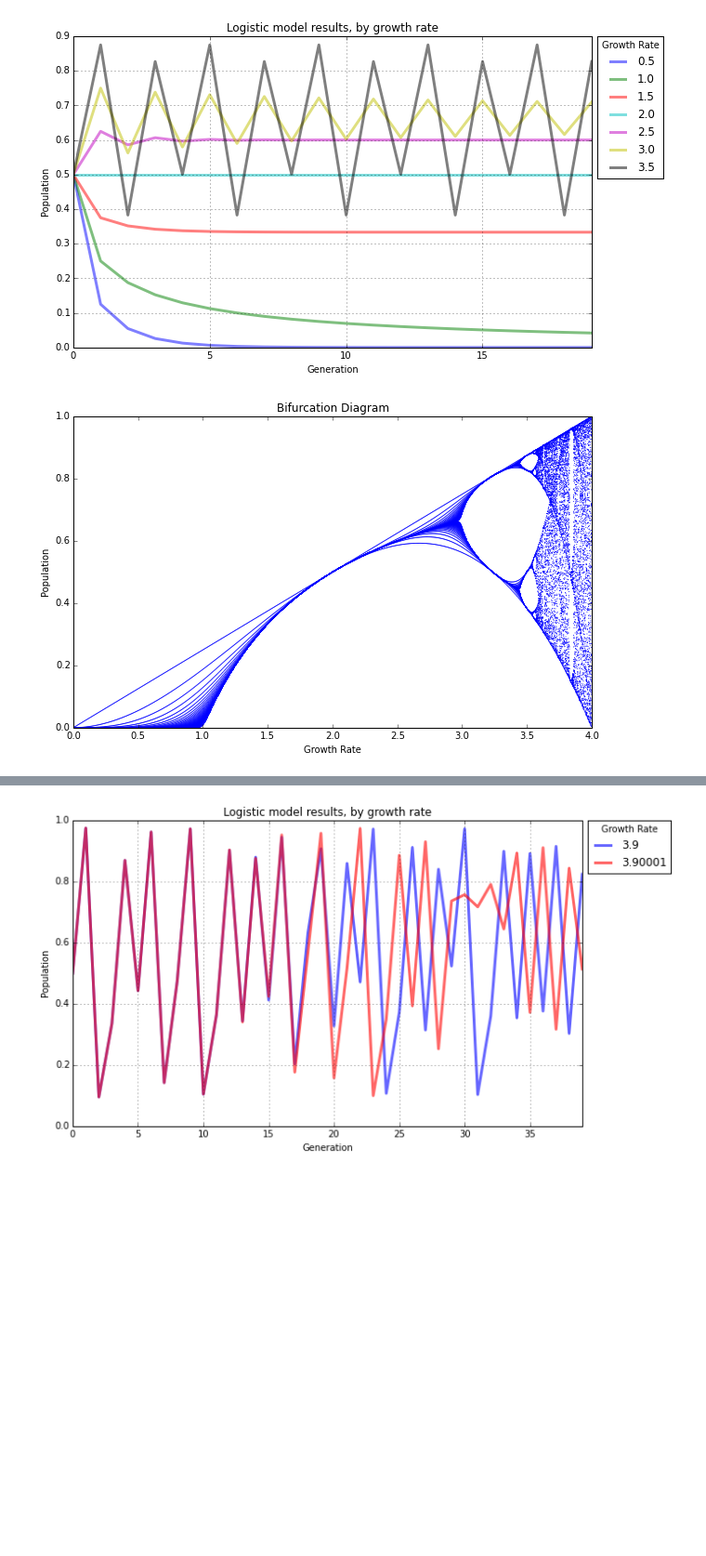
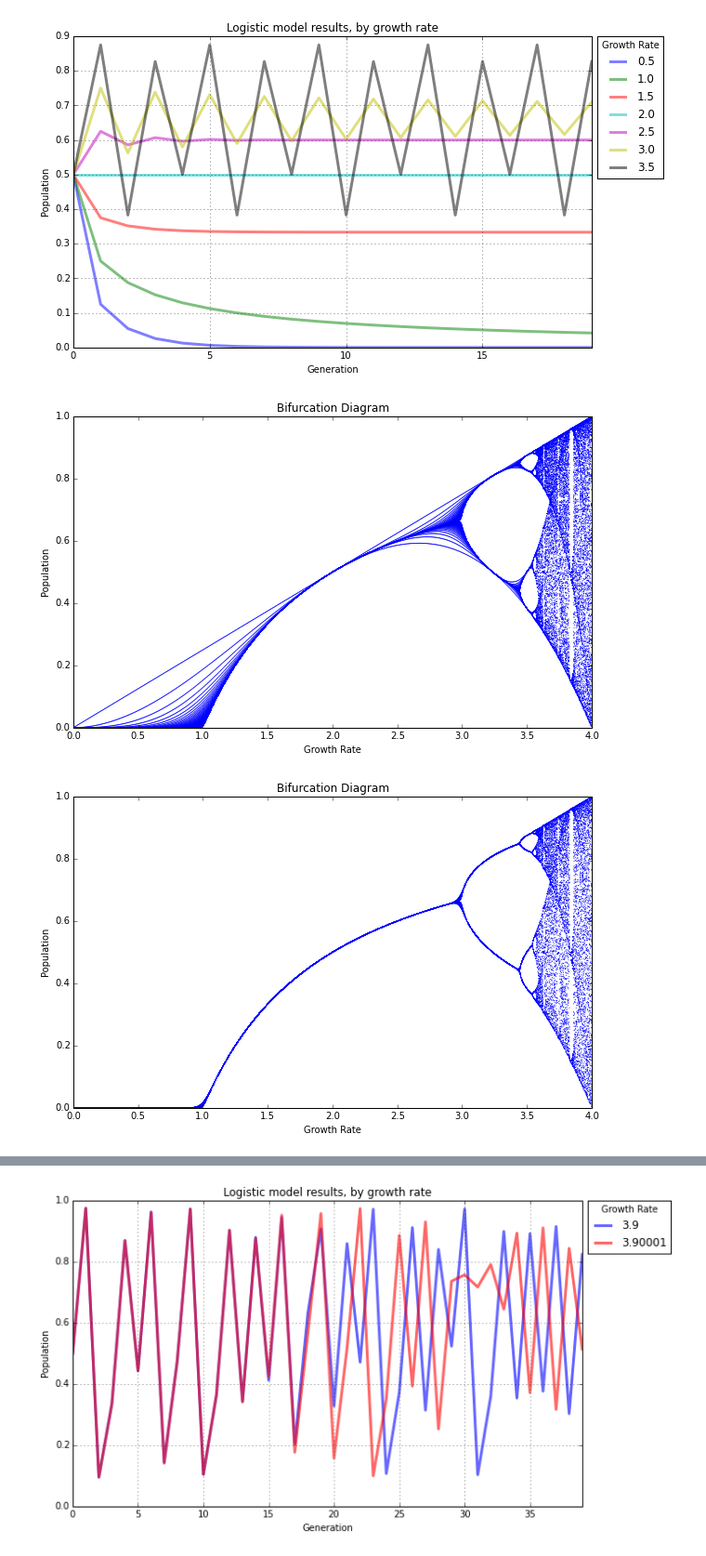
Before and after one commit to aitatanit/chaos-models, a Jupyter notebook: chaos-logistic-model.ipynb, the cells around one changed output, grey strips where cells are left out. Shown at 93% size. Cells and saved outputs as stored; diff of their text form; code cells hidden in the pictures; blank space fills up the shorter version.

```diff
--- a/chaos-logistic-model.ipynb
+++ b/chaos-logistic-model.ipynb
@@ -181,13 +195,19 @@ plt.show()
 # %% [output]
 [figure]
 # %%
-# run the model for 100 generations across 1000 growth rate steps from 0 to 4, and plot the bifurcation diagram
-generations = 100
+# run the model for 150 generations across 1000 growth rate steps from 0 to 4 then plot the bifurcation diagram
+generations = 150
 growth_rate_min = 0
 growth_rate_max = 4
 growth_rate_steps = 1000
 pops = logistic_model(generations, growth_rate_min, growth_rate_max, growth_rate_steps)
-bifurcation_plot(pops, growth_rate_min, growth_rate_max)
+bifurcation_plot(pops)
 # %% [output]
-[figure, old version]
+[figure, new version]
+# %%
+# plot the bifurcation diagram again for the same data set, but this time throw out the first 50 rows
+# this will show us just the attractors (aka, the values that each growth rate settles toward over time)
+bifurcation_plot(pops, discard_gens=50)
+# %% [output]
+[figure, added]
 # %%
```
Also changed, not shown: parts of 7 cells of this notebook.
